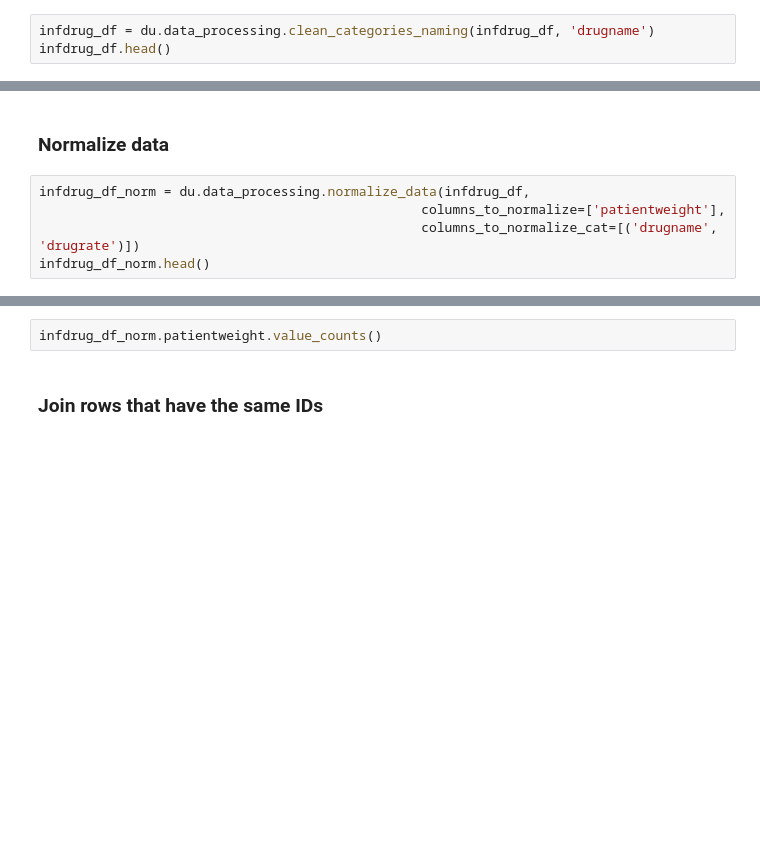
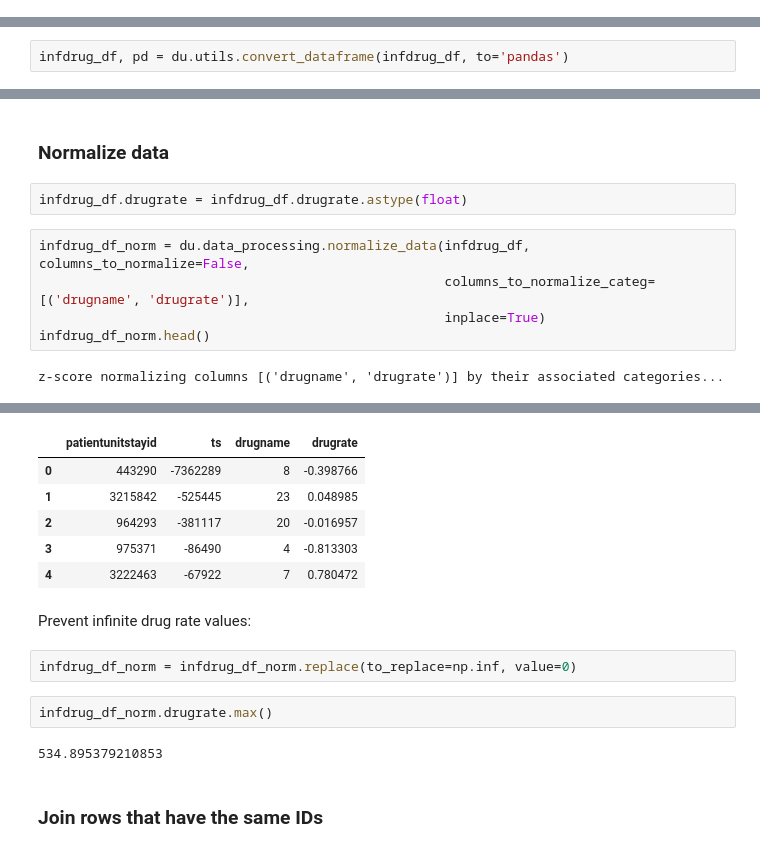
Before and after one commit to AndreCNF/eICU-mortality-prediction, a Jupyter notebook: notebooks/preprocessing/treatment-data-preprocessing.ipynb, the cells around one changed output, grey strips where cells are left out. Cells and saved outputs as stored; diff of their text form; blank space fills up the shorter version.

```diff
--- a/notebooks/preprocessing/treatment-data-preprocessing.ipynb
+++ b/notebooks/preprocessing/treatment-data-preprocessing.ipynb
@@ -142,6 +285,3 @@ Standardize drug names:
-# %%
-infdrug_df = du.data_processing.clean_categories_naming(infdrug_df, 'drugname')
-infdrug_df.head()
 # %% [markdown]
 Remove duplicate rows:
 # %%
@@ -158,0 +329,2 @@ infdrug_df.head(6)
+# %%
+infdrug_df, pd = du.utils.convert_dataframe(infdrug_df, to='pandas')
@@ -166,8 +376,12 @@ infdrug_df[infdrug_df.patientunitstayid == 1785711].head(20)
 We can see that there are up to 17 categories per set of `patientunitstayid` and `ts`. As such, we must join them. But first, as we shouldn't mix absolute values of drug rates from different drugs, we better normalize it first.
 # %% [markdown]
 ### Normalize data
+# %%
+infdrug_df.drugrate = infdrug_df.drugrate.astype(float)
 # %%
-infdrug_df_norm = du.data_processing.normalize_data(infdrug_df,
-                                                 columns_to_normalize=['patientweight'],
-                                                 columns_to_normalize_cat=[('drugname', 'drugrate')])
+infdrug_df_norm = du.data_processing.normalize_data(infdrug_df, columns_to_normalize=False,
+                                                    columns_to_normalize_categ=[('drugname', 'drugrate')],
+                                                    inplace=True)
 infdrug_df_norm.head()
+# %% [output]
+z-score normalizing columns [('drugname', 'drugrate')] by their associated categories...
@@ -174,4 +390,16 @@ infdrug_df_norm.head()
+|  | patientunitstayid | ts | drugname | drugrate |
+| 0 | 443290 | -7362289 | 8 | -0.398766 |
+| 1 | 3215842 | -525445 | 23 | 0.048985 |
+| 2 | 964293 | -381117 | 20 | -0.016957 |
+| 3 | 975371 | -86490 | 4 | -0.813303 |
+| 4 | 3222463 | -67922 | 7 | 0.780472 |
-# %%
-infdrug_df_norm.patientweight.value_counts()
+# %% [markdown]
+Prevent infinite drug rate values:
+# %%
+infdrug_df_norm = infdrug_df_norm.replace(to_replace=np.inf, value=0)
+# %%
+infdrug_df_norm.drugrate.max()
+# %% [output]
+534.895379210853
 # %% [markdown]
 ### Join rows that have the same IDs
```
Also changed, not shown: parts of 66 cells of this notebook, 10 other files.
